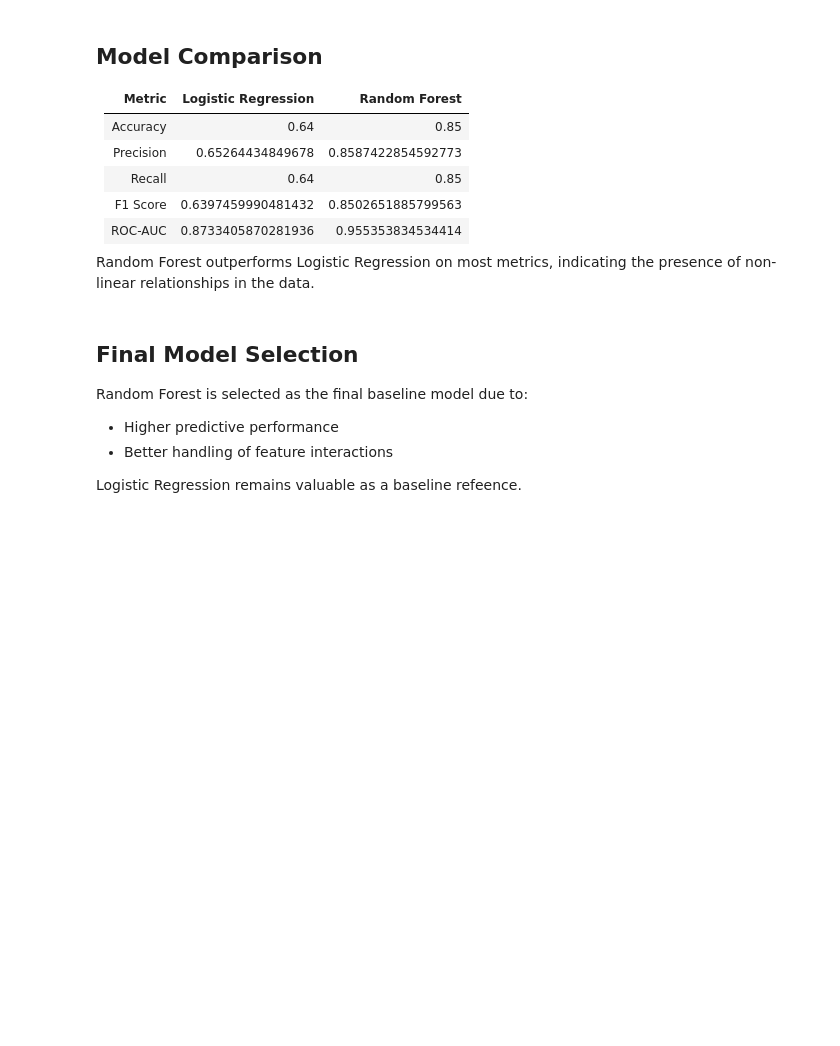
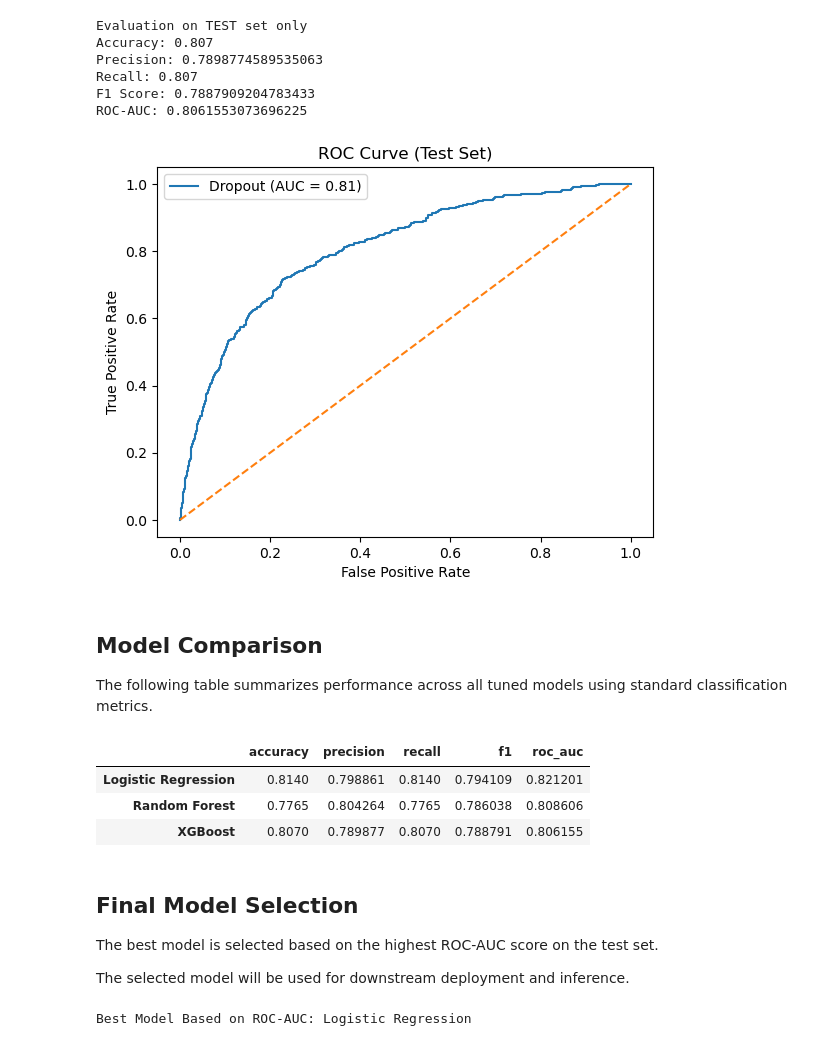
Before and after one commit to yuvalshahtech/student-dropout-risk-prediction, a Jupyter notebook: notebooks/modeling.ipynb, the cells around one changed output. Cells and saved outputs as stored; diff of their text form; code cells hidden in the pictures; blank space fills up the shorter version.

```diff
--- a/notebooks/modeling.ipynb
+++ b/notebooks/modeling.ipynb
@@ -68,21 +142,40 @@ ROC-AUC: 0.955353834534414
+# %%
+xgb_metrics = evaluate_model("../models/xgb_tuned")
+# %% [output]
+Evaluation on TEST set only
+Accuracy: 0.807
+Precision: 0.7898774589535063
+Recall: 0.807
+F1 Score: 0.7887909204783433
+ROC-AUC: 0.8061553073696225
+[figure, added]
 # %% [markdown]
 ## Model Comparison
 
-| Metric | Logistic Regression | Random Forest |
-|------|---------------------|---------------|
-| Accuracy | 0.64 | 0.85 |
-| Precision | 0.65264434849678 | 0.8587422854592773 |
-| Recall | 0.64 | 0.85 |
-| F1 Score | 0.6397459990481432 | 0.8502651885799563 |
-| ROC-AUC | 0.8733405870281936 | 0.955353834534414 |
-
-Random Forest outperforms Logistic Regression on most metrics,
-indicating the presence of non-linear relationships in the data.
+The following table summarizes performance across all tuned models using standard classification metrics.
+# %%
+import pandas as pd
+
+comparison_df = pd.DataFrame([
+    logistic_metrics,
+    rf_metrics,
+    xgb_metrics
+], index=["Logistic Regression", "Random Forest", "XGBoost"])
+
+comparison_df
+# %% [output]
+|  | accuracy | precision | recall | f1 | roc_auc |
+| Logistic Regression | 0.8140 | 0.798861 | 0.8140 | 0.794109 | 0.821201 |
+| Random Forest | 0.7765 | 0.804264 | 0.7765 | 0.786038 | 0.808606 |
+| XGBoost | 0.8070 | 0.789877 | 0.8070 | 0.788791 | 0.806155 |
 # %% [markdown]
 ## Final Model Selection
 
-Random Forest is selected as the final baseline model due to:
-- Higher predictive performance
-- Better handling of feature interactions
+The best model is selected based on the highest ROC-AUC score on the test set.
 
-Logistic Regression remains valuable as a baseline refeence.
+The selected model will be used for downstream deployment and inference.
+# %%
+best_model_name = comparison_df["roc_auc"].idxmax()
+print("Best Model Based on ROC-AUC:", best_model_name)
+# %% [output]
+Best Model Based on ROC-AUC: Logistic Regression
```
Also changed, not shown: parts of 10 cells of this notebook, 40 other files.
